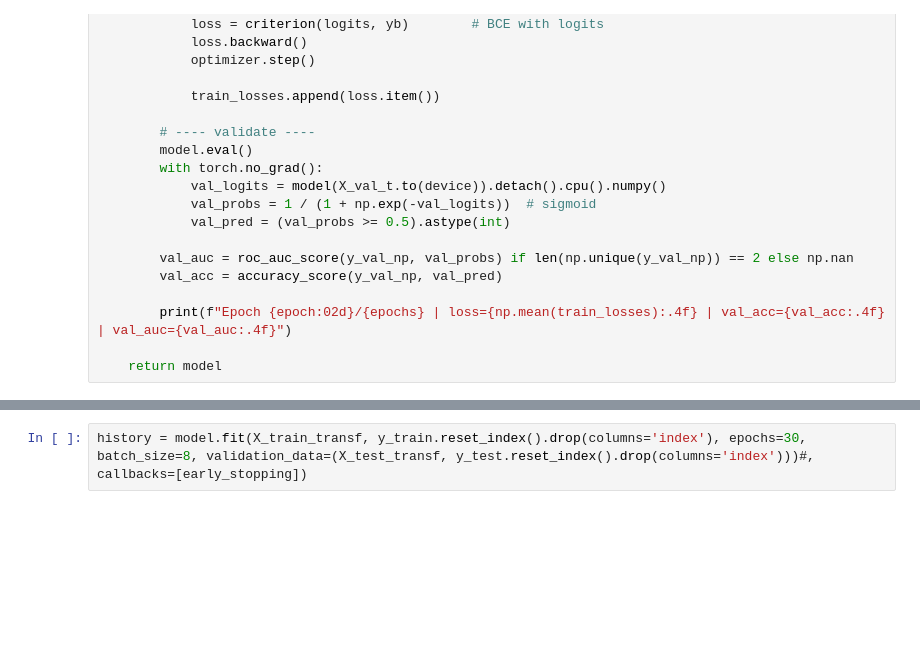
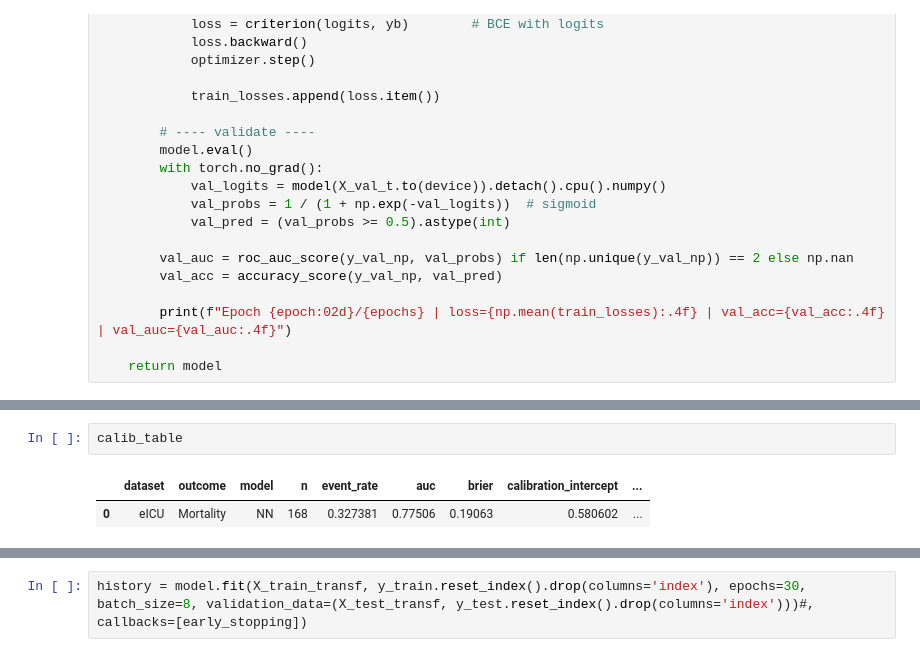
Before and after one commit to michelraskin/ttmhte, a Jupyter notebook: mimiciv/MIMICAnalysisNeural.ipynb, the cells around one changed output, grey strips where cells are left out. Drawn from its saved outputs; the diff is of its cells as text; blank space fills up the shorter version.

```diff
--- a/mimiciv/MIMICAnalysisNeural.ipynb
+++ b/mimiciv/MIMICAnalysisNeural.ipynb
@@ -462,0 +1551,5 @@ Test AUC = 0.688 (95% CI 0.605–0.766)
+# %%
+calib_table
+# %% [output]
+|  | dataset | outcome | model | n | event_rate | auc | brier | calibration_intercept | ... |
+| 0 | eICU | Mortality | NN | 168 | 0.327381 | 0.77506 | 0.19063 | 0.580602 | ... |
```
Also changed, not shown: parts of 30 cells of this notebook, 16 other files.
